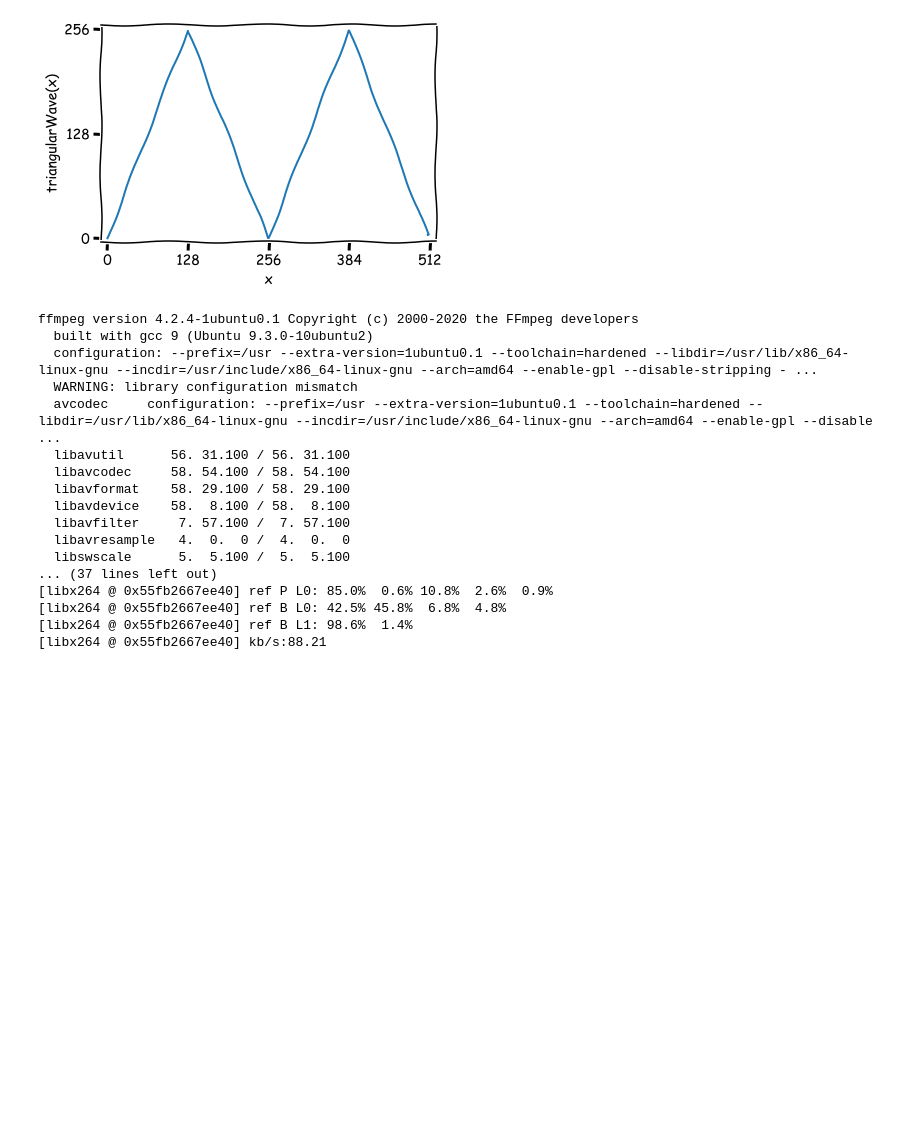
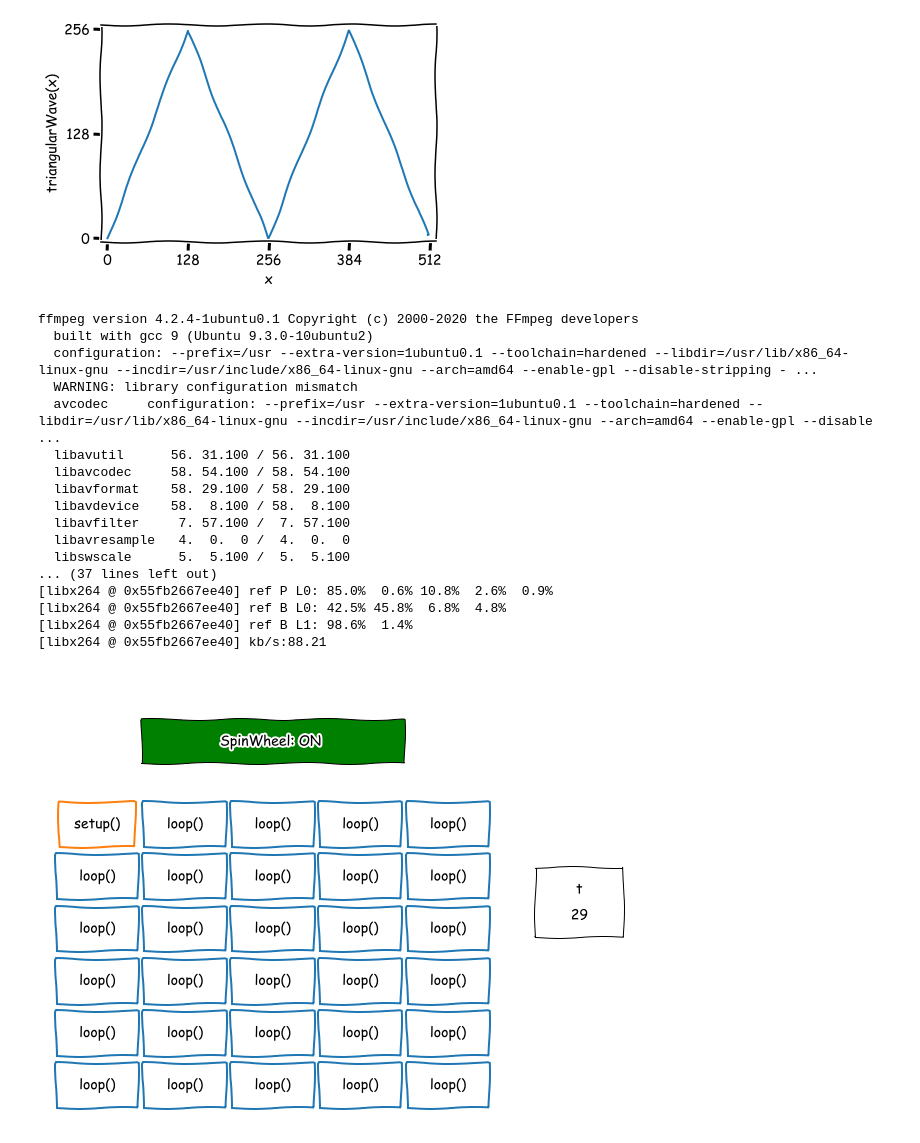
Before and after one commit to qbead/qbeadWebsite, a Jupyter notebook: projectfiles/programmed_animations/animations_and_patterns.ipynb, the cells around one changed output. Saved outputs shown, nothing was run; the diff lists cells and outputs as text; code cells hidden in the pictures; blank space fills up the shorter version.

Commit message:
added time animation to animations

```diff
--- a/projectfiles/programmed_animations/animations_and_patterns.ipynb
+++ b/projectfiles/programmed_animations/animations_and_patterns.ipynb
@@ -73,3 +74,85 @@ ffmpeg version 4.2.4-1ubuntu0.1 Copyright (c) 2000-2020 the FFmpeg developers
 [libx264 @ 0x55fb2667ee40] ref B L0: 42.5% 45.8%  6.8%  4.8%
 [libx264 @ 0x55fb2667ee40] ref B L1: 98.6%  1.4%
 [libx264 @ 0x55fb2667ee40] kb/s:88.21
+# %%
+fig, ax = plt.subplots(figsize=(11, 8))
+
+# Draw first frame
+rect2 = Rectangle((10, 40), 30, 5, facecolor ='red',linewidth=1,edgecolor='black')
+ax.add_patch(rect2)
+plt.text(25,42, "SpinWheel: OFF ", color='black',horizontalalignment='center')
+plt.xlim([0, 70])
+plt.ylim([0, 50])
+ax.spines['top'].set_color('none')
+ax.spines['right'].set_color('none')
+ax.spines['left'].set_color('none')
+ax.spines['bottom'].set_color('none')
+ax.set_xticks([])
+ax.set_yticks([])
+
+plt.savefig("timeLoop2_00000.png",dpi=300,bbox_inches='tight')
+plt.savefig("timeLoop2_00001.png",dpi=300,bbox_inches='tight')
+plt.savefig("timeLoop2_00002.png",dpi=300,bbox_inches='tight')
+
+# Draw with SpinWheel on
+plt.close('all')
+fig, ax = plt.subplots(figsize=(11, 8))
+
+
+rect2 = Rectangle((10, 40), 30, 5, facecolor ='green',linewidth=1,edgecolor='black')
+ax.add_patch(rect2)
+plt.text(25,42, "SpinWheel: ON ", color='black',horizontalalignment='center')
+plt.xlim([0, 70])
+plt.ylim([0, 50])
+ax.spines['top'].set_color('none')
+ax.spines['right'].set_color('none')
+ax.spines['left'].set_color('none')
+ax.spines['bottom'].set_color('none')
+ax.set_xticks([])
+ax.set_yticks([])
+plt.savefig("timeLoop2_00003.png",dpi=300,bbox_inches='tight')
+
+
+
+# Add setup
+plt.text(5,32.5, "setup()", color='black',horizontalalignment='center',bbox=dict(facecolor='none', edgecolor='C1', pad=15.0, lineWidth=2))
+plt.savefig("timeLoop2_00004.png",dpi=300,bbox_inches='tight')
+
+# Add setup
+rect2 = Rectangle((55, 20), 10, 8, facecolor ='white',linewidth=1,edgecolor='black')
+ax.add_patch(rect2)
+plt.text(60,25, "t", color='black',horizontalalignment='center')
+plt.text(60,22, "0", color='black',horizontalalignment='center')
+
+
+plt.savefig("timeLoop2_00005.png",dpi=300,bbox_inches='tight')
+
+
+
+# Add loop
+x = 0
+y = 30
+for i in range(0,29): #29
+    x = x+10;
+    if (x > 40):
+        x = 0
+        y = y-6
+    plt.text(x+5,y+2.5, "  loop()  ", color='black',horizontalalignment='center',bbox=dict(facecolor='none', edgecolor='C0', pad=15.0, lineWidth=2))
+    rect2 = Rectangle((55, 20), 10, 8, facecolor ='white',linewidth=1,edgecolor='black')
+    ax.add_patch(rect2)
+    plt.text(60,25, "t", color='black',horizontalalignment='center',bbox=dict(facecolor='white', edgecolor='none', pad=3.0))
+    plt.text(60,22, i+1, color='black',horizontalalignment='center',bbox=dict(facecolor='white', edgecolor='none', pad=3.0))
+    plt.savefig("timeLoop2_%05d.png"%(i+5.0),dpi=300,bbox_inches='tight')
+
+
+
+
+
+# # Add random ones
+# for i in range(0,20):
+#     x = random()*40
+#     y = random()*25
+#     plt.text(x+5,y+2.5, "  loop()  ", color='black',horizontalalignment='center',bbox=dict(facecolor='white', edgecolor='C0', pad=15.0, lineWidth=2))
+#    # plt.savefig("progLoop2_%05d.png"%(i+32.0),dpi=300,bbox_inches='tight')
+# %% [output]
+[figure, added]
```
Also changed, not shown: parts of 2 cells of this notebook, 2 other files.
